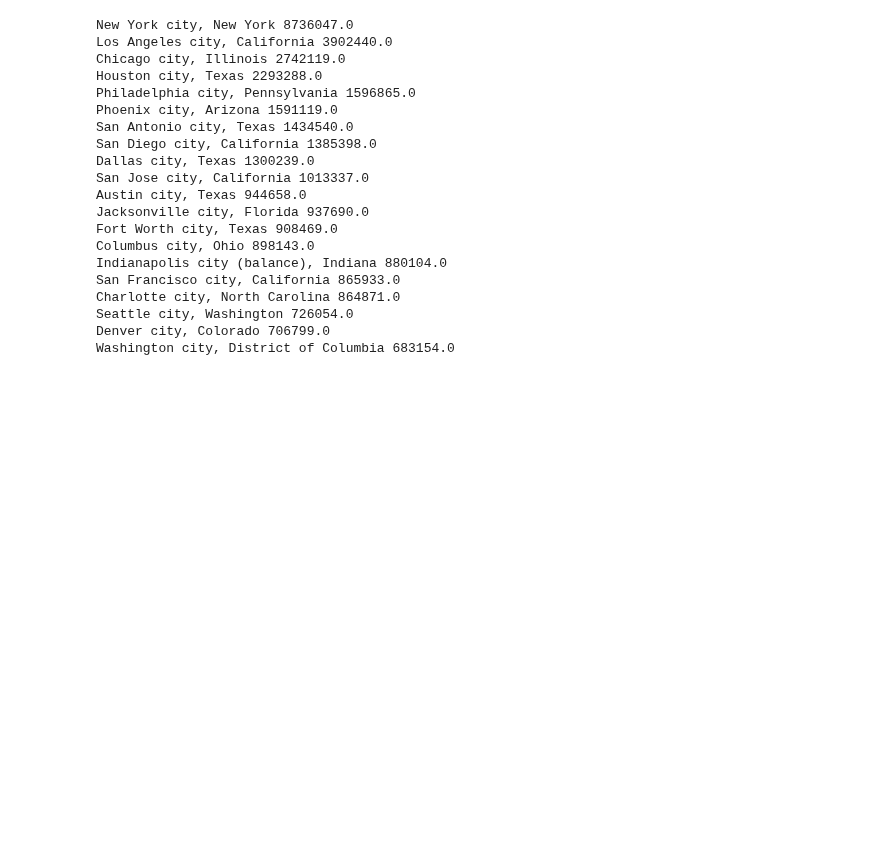
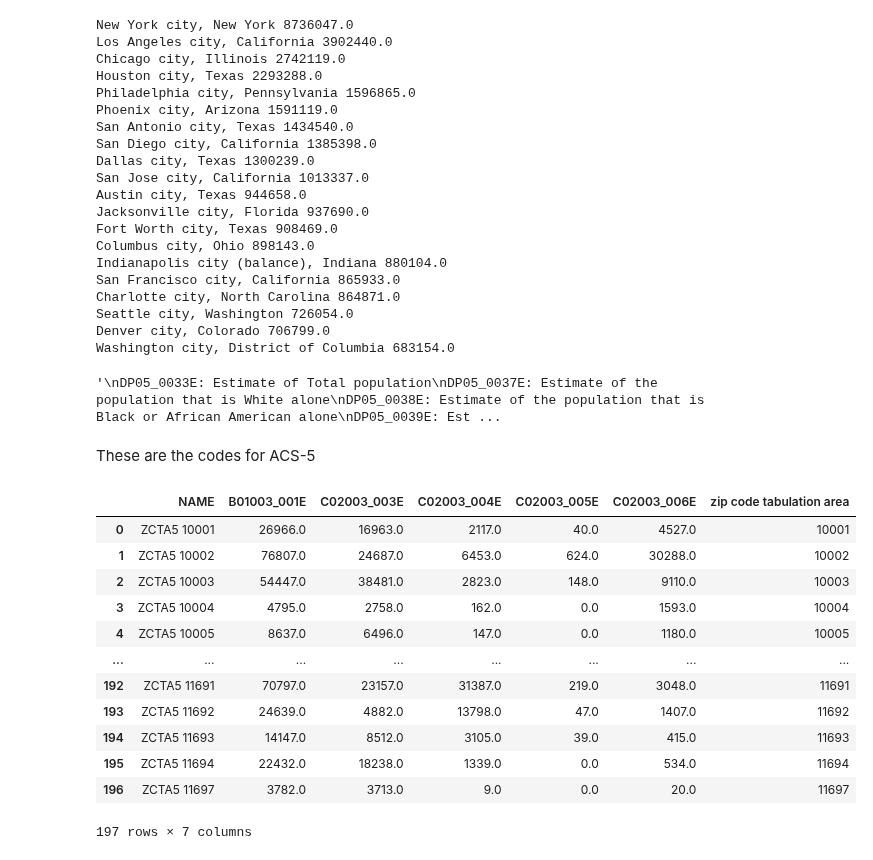
Before and after one commit to Somerville-2023/New-York-health-Inspection-Prediction, a Jupyter notebook: edwige_folder/census_explore.ipynb, the cells around one changed output. Saved outputs shown, nothing was run; the diff lists cells and outputs as text; code cells hidden in the pictures; blank space fills up the shorter version.

Commit message:
mvp census stuff

```diff
--- a/edwige_folder/census_explore.ipynb
+++ b/edwige_folder/census_explore.ipynb
@@ -145,3 +150,47 @@ Denver city, Colorado 706799.0
 Washington city, District of Columbia 683154.0
 # %%
 # zip code
+# %%
+# This is the opulation and ethnicity data that we will use
+'''
+DP05_0033E: Estimate of Total population
+DP05_0037E: Estimate of the population that is White alone
+DP05_0038E: Estimate of the population that is Black or African American alone
+DP05_0039E: Estimate of the population that is American Indian and Alaska Native alone
+DP05_0044E: Estimate of the population that is Asian alone
+DP05_0071E: Estimate of the population that is Hispanic or Latino (of any race)
+'''
+# %% [output]
+'\nDP05_0033E: Estimate of Total population\nDP05_0037E: Estimate of the population that is White alone\nDP05_0038E: Estimate of the population that is Black or African American alone\nDP05_0039E: Est ...
+# %% [markdown]
+These are the codes for ACS-5
+# %%
+# demographic query
+# rest of the varibles to use 'DP05_0037E', 'DP05_0038E','DP05_0039E','DP05_0044E','DP05_0071E'
+c = Census(census_api_key)
+variables = ('NAME', 'B01003_001E','C02003_003E','C02003_004E','C02003_005E', 'C02003_006E')
+
+demographic_data = []
+
+for zip_code in nyc_zip_codes:
+    data = c.acs5.get(variables, {'for': 'zip code tabulation area:' + zip_code})
+    demographic_data.extend(data)
+# %%
+demographic_data
+demographic_data = pd.DataFrame(demographic_data)
+# %%
+demographic_data
+# %% [output]
+|  | NAME | B01003_001E | C02003_003E | C02003_004E | C02003_005E | C02003_006E | zip code tabulation area |
+| 0 | ZCTA5 10001 | 26966.0 | 16963.0 | 2117.0 | 40.0 | 4527.0 | 10001 |
+| 1 | ZCTA5 10002 | 76807.0 | 24687.0 | 6453.0 | 624.0 | 30288.0 | 10002 |
+| 2 | ZCTA5 10003 | 54447.0 | 38481.0 | 2823.0 | 148.0 | 9110.0 | 10003 |
+| 3 | ZCTA5 10004 | 4795.0 | 2758.0 | 162.0 | 0.0 | 1593.0 | 10004 |
+| 4 | ZCTA5 10005 | 8637.0 | 6496.0 | 147.0 | 0.0 | 1180.0 | 10005 |
+| ... | ... | ... | ... | ... | ... | ... | ... |
+| 192 | ZCTA5 11691 | 70797.0 | 23157.0 | 31387.0 | 219.0 | 3048.0 | 11691 |
+| 193 | ZCTA5 11692 | 24639.0 | 4882.0 | 13798.0 | 47.0 | 1407.0 | 11692 |
+| 194 | ZCTA5 11693 | 14147.0 | 8512.0 | 3105.0 | 39.0 | 415.0 | 11693 |
+| 195 | ZCTA5 11694 | 22432.0 | 18238.0 | 1339.0 | 0.0 | 534.0 | 11694 |
+| 196 | ZCTA5 11697 | 3782.0 | 3713.0 | 9.0 | 0.0 | 20.0 | 11697 |
+197 rows × 7 columns
```
Also changed, not shown: parts of 11 cells of this notebook.
